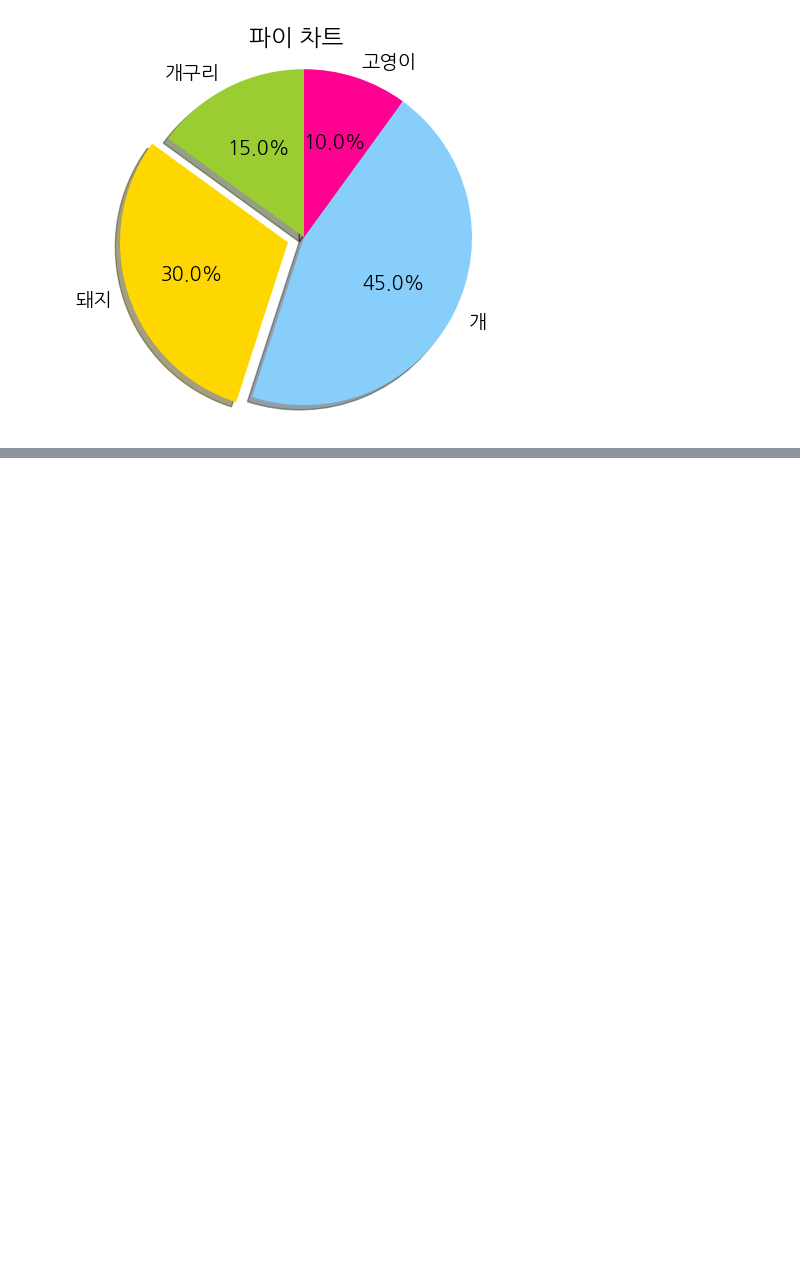
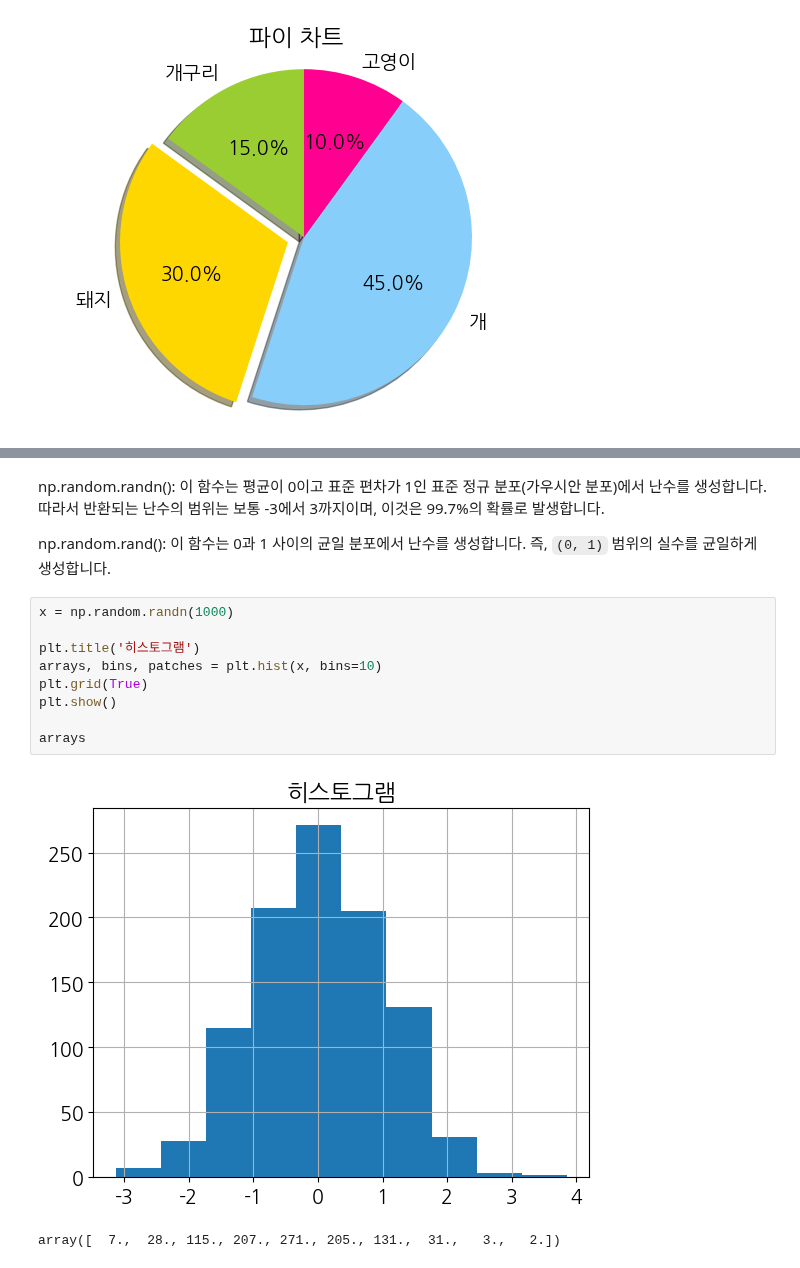
Before and after one commit to devKMC/python, a Jupyter notebook: matplotlib_visualize_data/matplotlib_varierty_plots.ipynb, the cells around one changed output, grey strips where cells are left out. Cells and saved outputs as stored; diff of their text form; blank space fills up the shorter version.

```diff
--- a/matplotlib_visualize_data/matplotlib_varierty_plots.ipynb
+++ b/matplotlib_visualize_data/matplotlib_varierty_plots.ipynb
@@ -88,0 +94,17 @@ plt.show()
+# %% [markdown]
+np.random.randn(): 이 함수는 평균이 0이고 표준 편차가 1인 표준 정규 분포(가우시안 분포)에서 난수를 생성합니다.
+따라서 반환되는 난수의 범위는 보통 -3에서 3까지이며, 이것은 99.7%의 확률로 발생합니다.
+
+np.random.rand(): 이 함수는 0과 1 사이의 균일 분포에서 난수를 생성합니다. 즉, `(0, 1)` 범위의 실수를 균일하게 생성합니다.
+# %%
+x = np.random.randn(1000)
+
+plt.title('히스토그램')
+arrays, bins, patches = plt.hist(x, bins=10)
+plt.grid(True)
+plt.show()
+
+arrays
+# %% [output]
+[figure, added]
+array([  7.,  28., 115., 207., 271., 205., 131.,  31.,   3.,   2.])
```
Also changed, not shown: parts of 9 cells of this notebook.
